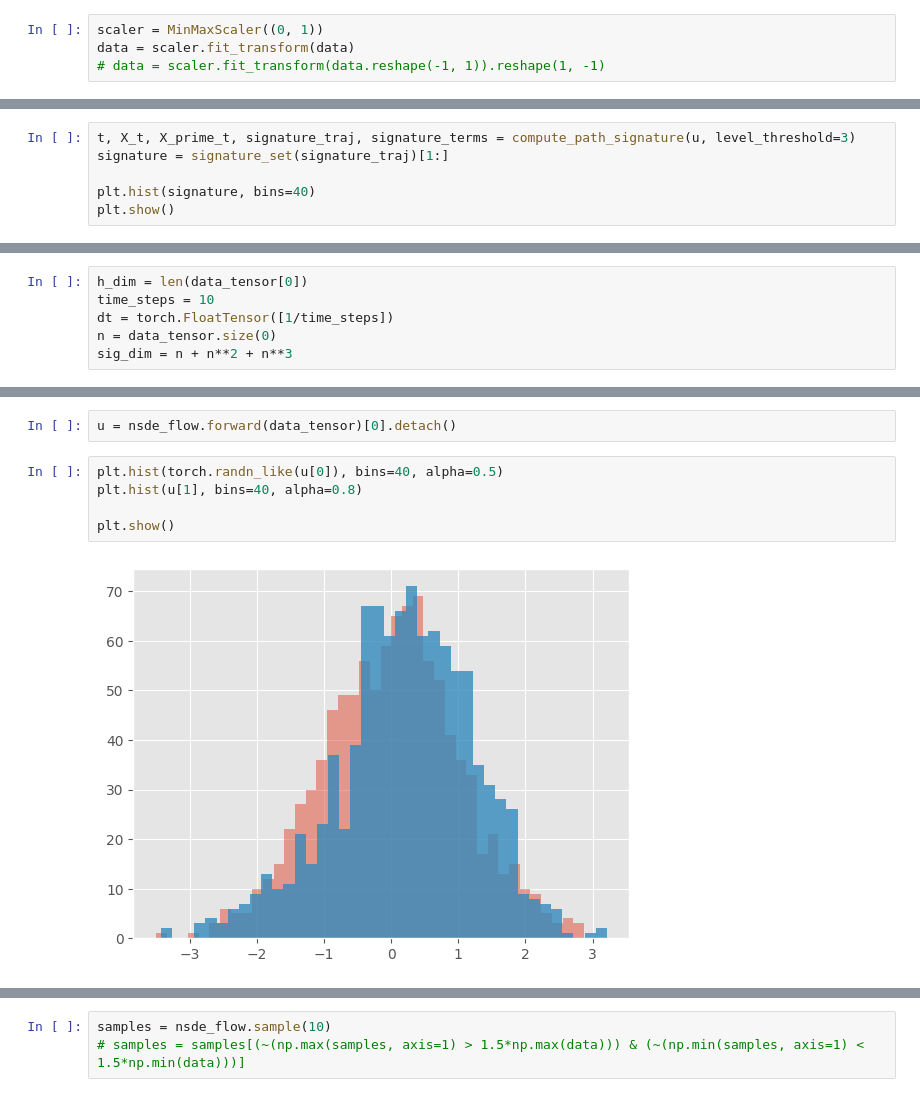
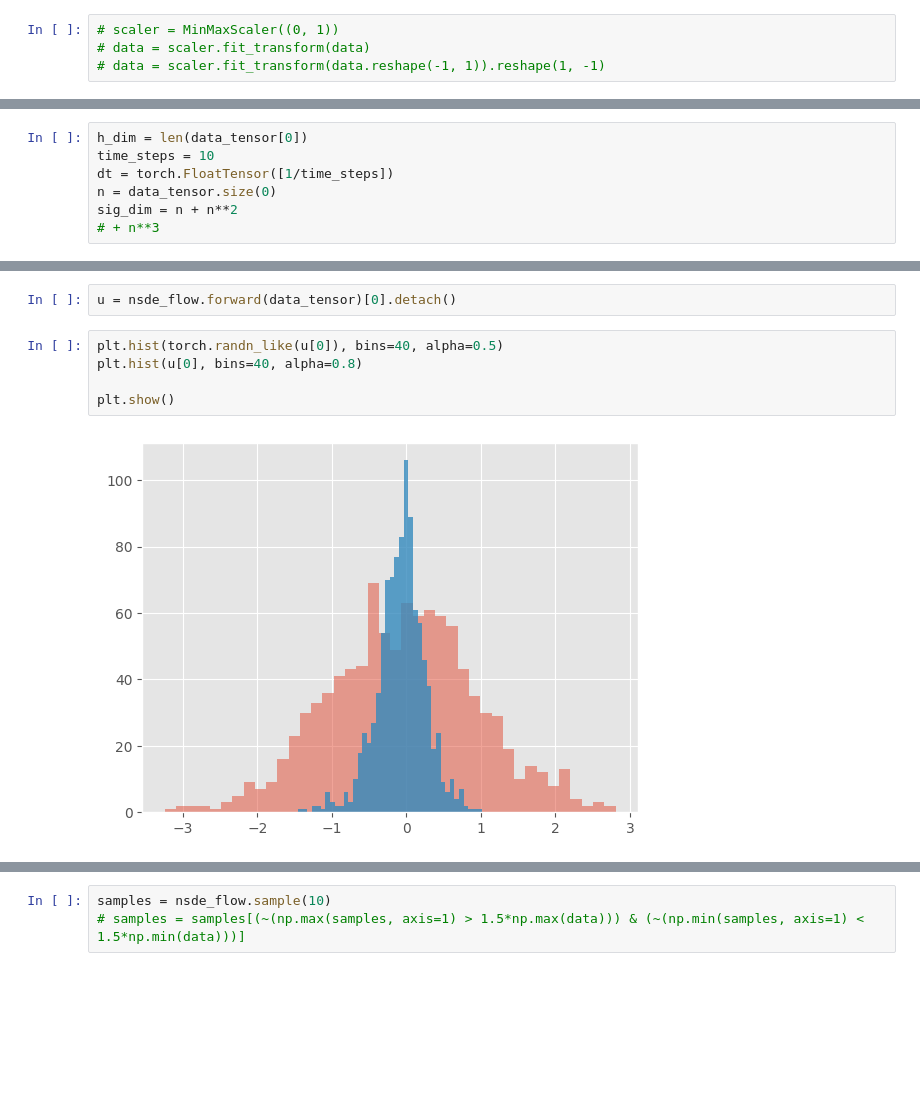
Before and after one commit to kirillzx/JDFlow, a Jupyter notebook: generator_main.ipynb, the cells around one changed output, grey strips where cells are left out. Drawn from its saved outputs; the diff is of its cells as text; blank space fills up the shorter version.

```diff
--- a/generator_main.ipynb
+++ b/generator_main.ipynb
@@ -194,6 +194,6 @@ plt.show()
 # %%
-scaler = MinMaxScaler((0, 1))
-data = scaler.fit_transform(data)
+# scaler = MinMaxScaler((0, 1))
+# data = scaler.fit_transform(data)
 # data = scaler.fit_transform(data.reshape(-1, 1)).reshape(1, -1)
 # %%
 data_tensor = torch.FloatTensor(data)
@@ -471,6 +470,0 @@ plt.show()
-# %%
-t, X_t, X_prime_t, signature_traj, signature_terms = compute_path_signature(u, level_threshold=3)
-signature = signature_set(signature_traj)[1:]
-
-plt.hist(signature, bins=40)
-plt.show()
@@ -1972,7 +1943,8 @@ h_dim = len(data_tensor[0])
 time_steps = 10
 dt = torch.FloatTensor([1/time_steps])
 n = data_tensor.size(0)
-sig_dim = n + n**2 + n**3
+sig_dim = n + n**2
+# + n**3
 # %%
 # nsde_flow = Flow(128, 10, h_dim, h_dim)
 n_flows = 10
@@ -1984,11 +1956,11 @@ losses = nsde_flow.fit(data_tensor, epochs=1000)
 u = nsde_flow.forward(data_tensor)[0].detach()
 # %%
 plt.hist(torch.randn_like(u[0]), bins=40, alpha=0.5)
-plt.hist(u[1], bins=40, alpha=0.8)
+plt.hist(u[0], bins=40, alpha=0.8)
 
 plt.show()
 # %% [output]
-[figure, old version]
+[figure, new version]
 # %%
 t, X_t, X_prime_t, signature_traj, signature_terms = compute_path_signature(torch.FloatTensor(nsde_flow.sample(10)), level_threshold=3)
 signature = signature_set(signature_traj)[1:]
```
Also changed, not shown: parts of 24 cells of this notebook.
